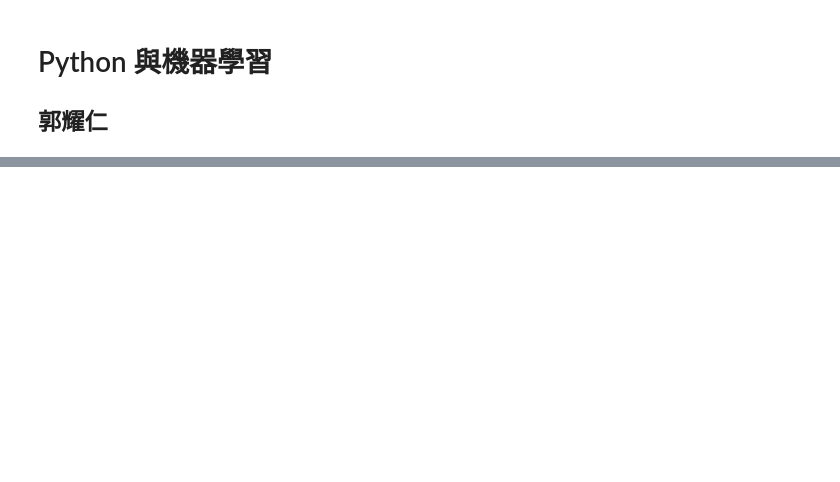
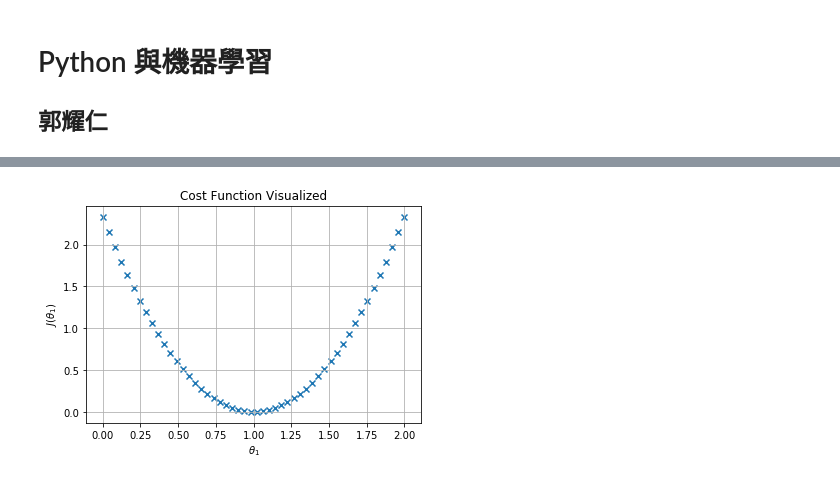
Before and after one commit to yaojenkuo/python_4_ds, a Jupyter notebook: ch11.ipynb, the cells around one changed output, grey strips where cells are left out. Drawn from its saved outputs; the diff is of its cells as text; code cells hidden in the pictures; blank space fills up the shorter version.

```diff
--- a/ch11.ipynb
+++ b/ch11.ipynb
@@ -110,12 +4,0 @@ Source: [MNIST For ML Beginners](https://www.tensorflow.org/versions/r0.10/tutor
-# %%
-# 玩具資料集的 Hello world（7）
-# 看 10 張
-
-from keras.datasets import mnist
-import matplotlib.pyplot as plt
-
-(x_train, y_train), (x_test, y_test) = mnist.load_data() # /~/.keras/datasets/mnist.npz
-for i in range(10):
-    plt.subplot(2, 5, i + 1)
-    plt.imshow(x_train[i], cmap = 'gray')
-plt.show()
@@ -280,0 +126,21 @@ plt.show()
+# %%
+import numpy as np
+import matplotlib.pyplot as plt
+
+def cost_function(theta_1, x, y):
+    return np.sum((theta_1 * x - y)**2)/(2*len(x))
+
+x = np.arange(1, 4)
+y = x
+theta_1_arr = np.linspace(0, 2, 50)
+cost_arr = []
+for i in theta_1_arr:
+    cost_arr.append(cost_function(i, x, y))
+plt.scatter(theta_1_arr, cost_arr, marker = 'x')
+plt.grid(True)
+plt.xlabel("$\\theta_1$")
+plt.ylabel("$J(\\theta_1)$")
+plt.title("Cost Function Visualized")
+plt.show()
+# %% [output]
+[figure, added]
```
Also changed, not shown: parts of 58 cells of this notebook, 1 other file.
